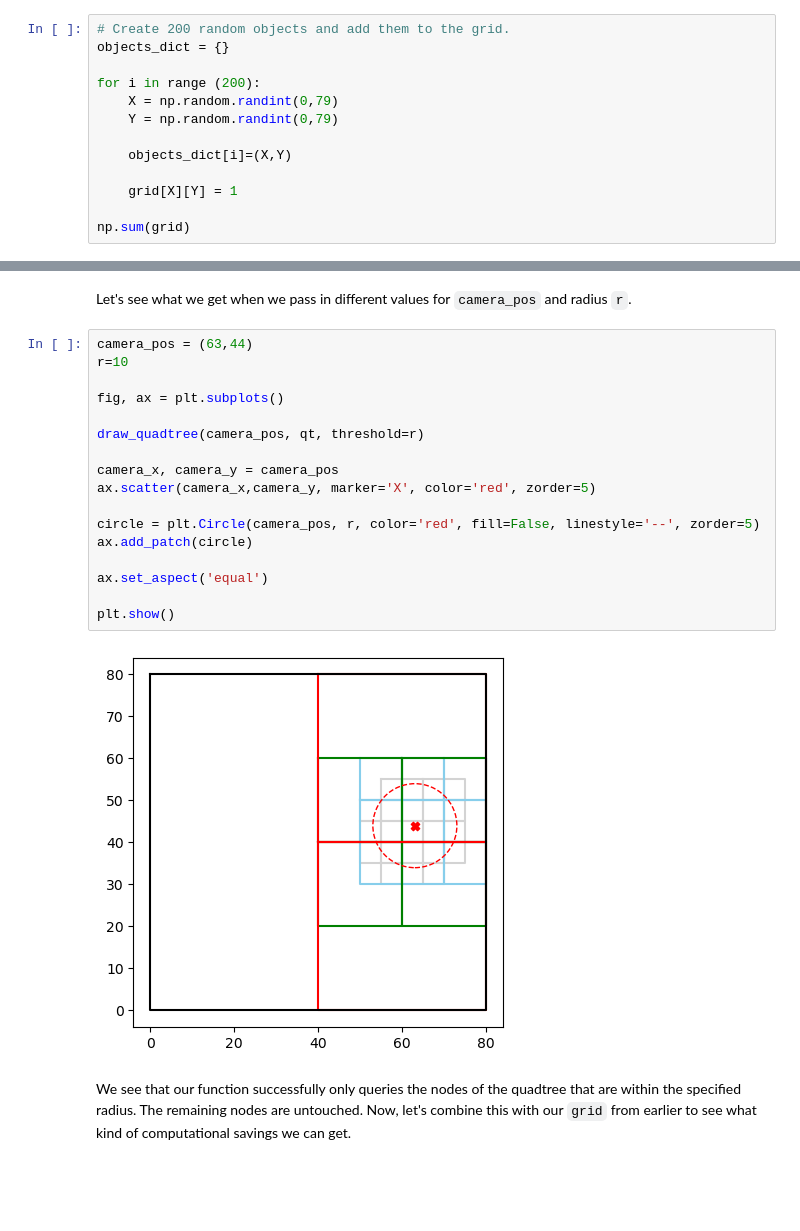
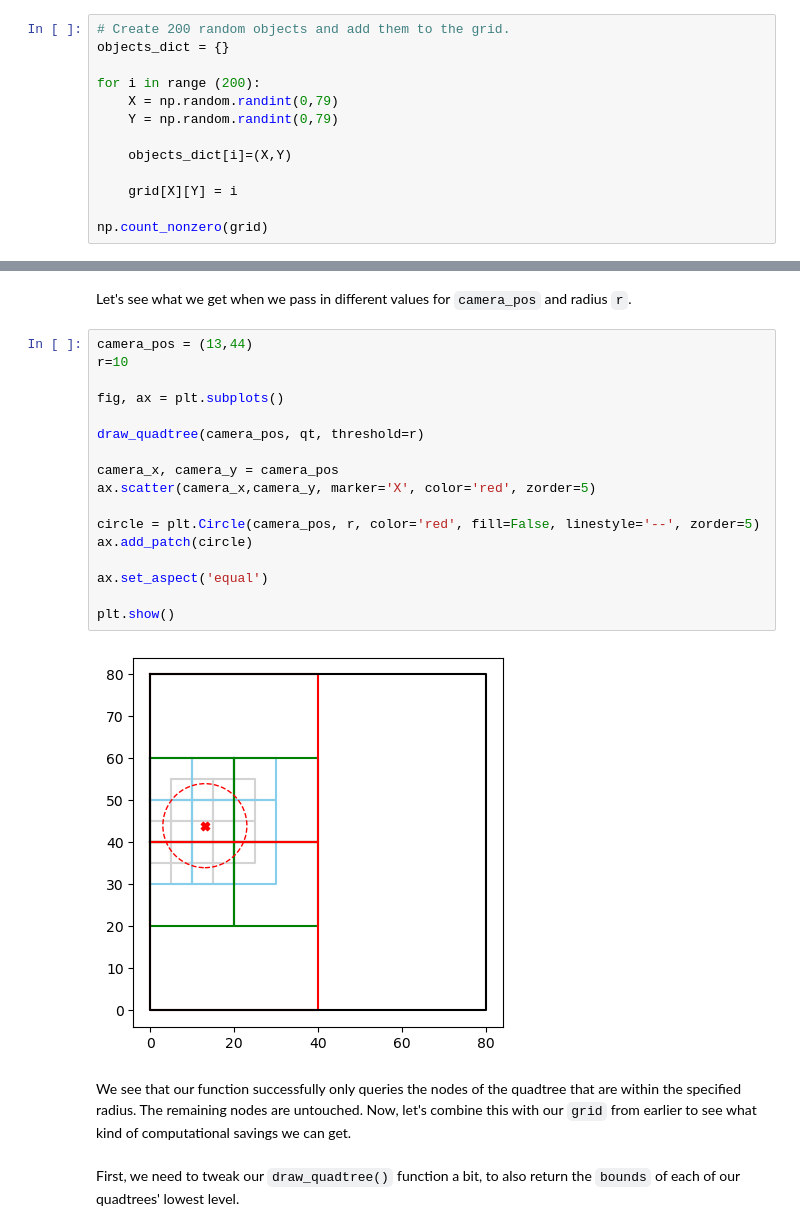
Before and after one commit to suryashch/3d_modelling, a Jupyter notebook: research/optimizing-the-scene/notebooks/octree-querying.ipynb, the cells around one changed output, grey strips where cells are left out. Cells and saved outputs as stored; diff of their text form; blank space fills up the shorter version.

Commit message:
Added querying function

```diff
--- a/research/optimizing-the-scene/notebooks/octree-querying.ipynb
+++ b/research/optimizing-the-scene/notebooks/octree-querying.ipynb
@@ -26,7 +25,7 @@ for i in range (200):
 
     objects_dict[i]=(X,Y)
 
-    grid[X][Y] = 1
+    grid[X][Y] = i
 
-np.sum(grid)
+np.count_nonzero(grid)
 # %% [output]
@@ -200,23 +199,25 @@ def draw_quadtree(pos:tuple, q_tree, threshold=5, level=0):
 # %% [markdown]
 Let's see what we get when we pass in different values for `camera_pos` and radius `r`.
 # %%
-camera_pos = (63,44)
+camera_pos = (13,44)
 r=10
 
 fig, ax = plt.subplots()
 
 draw_quadtree(camera_pos, qt, threshold=r)
 
 camera_x, camera_y = camera_pos
 ax.scatter(camera_x,camera_y, marker='X', color='red', zorder=5)
 
 circle = plt.Circle(camera_pos, r, color='red', fill=False, linestyle='--', zorder=5)
 ax.add_patch(circle)
 
 ax.set_aspect('equal')
 
 plt.show()
 # %% [output]
-[figure, old version]
+[figure, new version]
 # %% [markdown]
 We see that our function successfully only queries the nodes of the quadtree that are within the specified radius. The remaining nodes are untouched. Now, let's combine this with our `grid` from earlier to see what kind of computational savings we can get.
+# %% [markdown]
+First, we need to tweak our `draw_quadtree()` function a bit, to also return the `bounds` of each of our quadtrees' lowest level.
```
Also changed, not shown: parts of 8 cells of this notebook.
